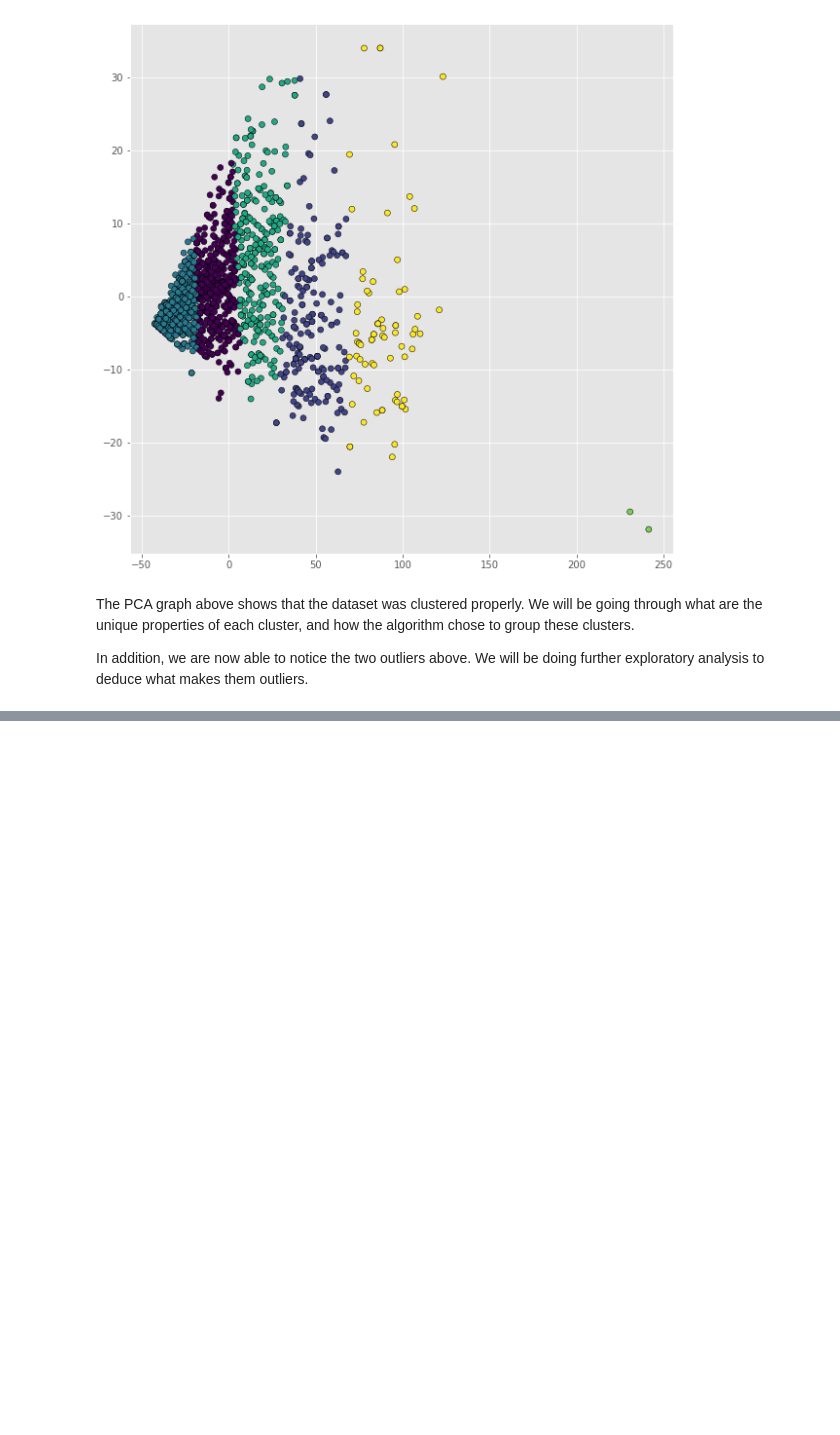
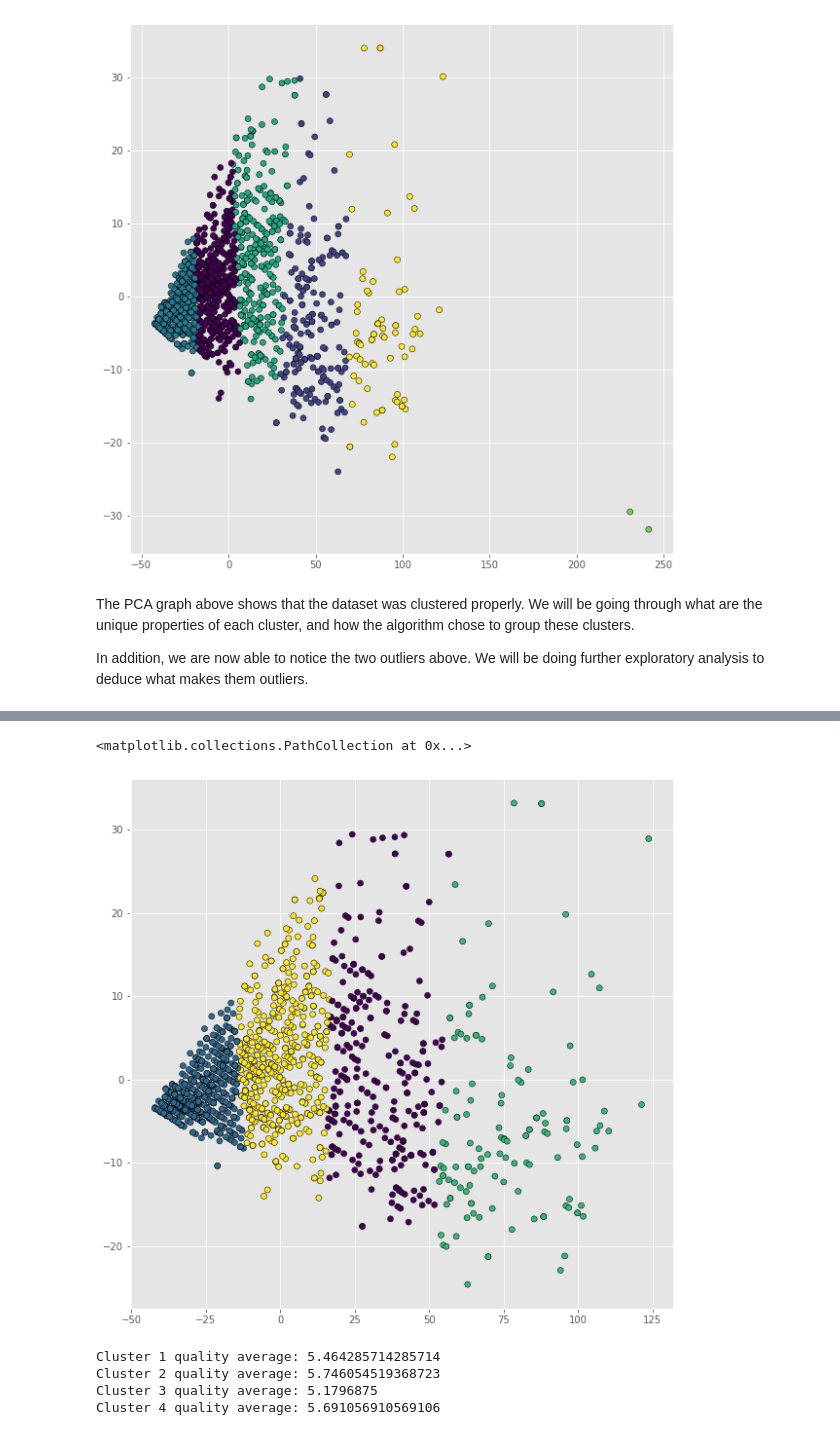
Before and after one commit to dhruvpatelaj/Wine-Quality-Analysis, a Jupyter notebook: Wine Quality Analysis.ipynb, the cells around one changed output, grey strips where cells are left out. Drawn from its saved outputs; the diff is of its cells as text; code cells hidden in the pictures; blank space fills up the shorter version.

```diff
--- a/Wine Quality Analysis.ipynb
+++ b/Wine Quality Analysis.ipynb
@@ -194,0 +276,32 @@ In addition, we are now able to notice the two outliers above. We will be doing
+# %%
+numClusters = 4
+kmeans = KMeans(n_clusters=numClusters).fit(dfRedWineParams)
+labels = kmeans.labels_
+
+pca = PCA(n_components = 2)
+newVals = pca.fit_transform(dfRedWineParams)
+newVals
+
+fig, ax = plt.subplots(1,1, figsize=(10,10))
+ax.scatter(newVals[:,0], newVals[:,1], c=labels.astype(np.float), edgecolor='k')
+# %% [output]
+<matplotlib.collections.PathCollection at 0x...>
+[figure, added]
+# %%
+labels = kmeans.labels_
+
+clusterAverage = {}
+for i in range(numClusters):
+    clusterAverage[i] = []
+
+for index, value in enumerate(labels):
+    quality = dfRedWine['quality'].iloc[index]
+    clusterAverage[value].append(quality)
+
+for i in clusterAverage:
+    print(f'Cluster {i+1} quality average:', np.mean(clusterAverage[i]))
+# %% [output]
+Cluster 1 quality average: 5.464285714285714
+Cluster 2 quality average: 5.746054519368723
+Cluster 3 quality average: 5.1796875
+Cluster 4 quality average: 5.691056910569106
```
Also changed, not shown: parts of 12 cells of this notebook.
